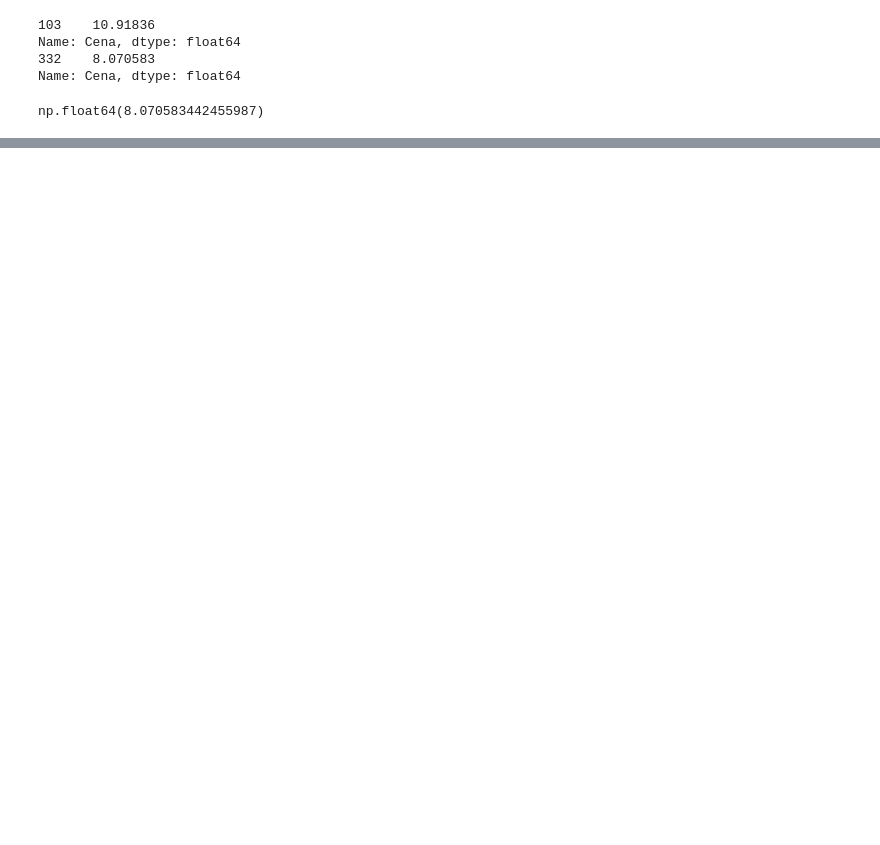
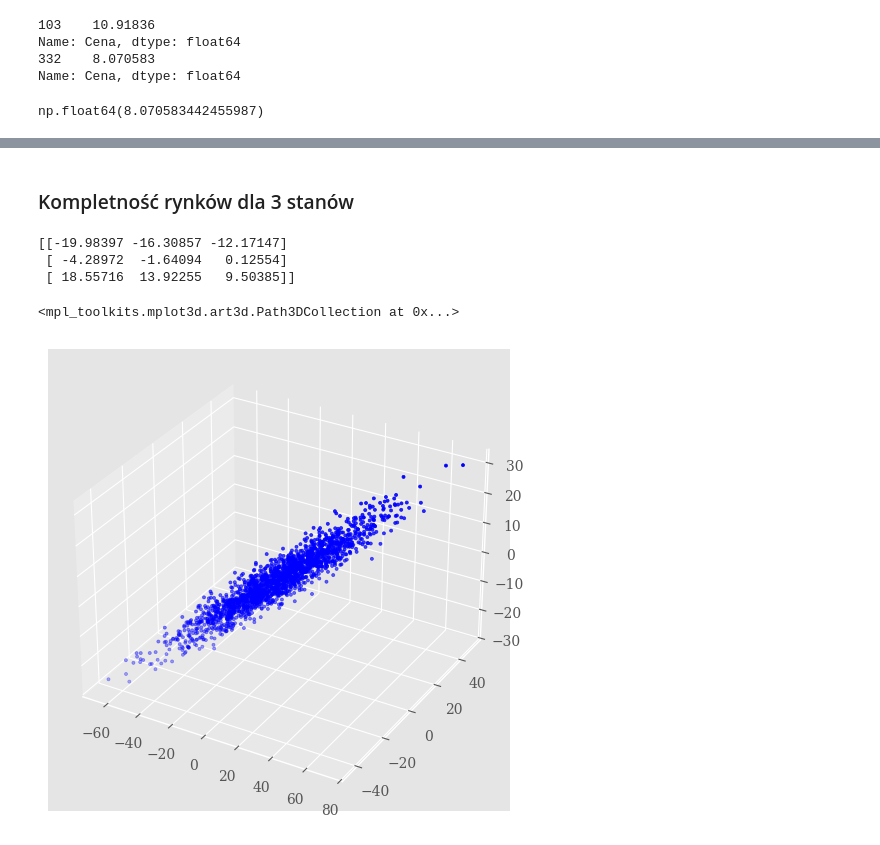
Before and after one commit to PawelSenko/Finanse, a Jupyter notebook: finanseAItest.ipynb, the cells around one changed output, grey strips where cells are left out. Saved outputs shown, nothing was run; the diff lists cells and outputs as text; code cells hidden in the pictures; blank space fills up the shorter version.

```diff
--- a/finanseAItest.ipynb
+++ b/finanseAItest.ipynb
@@ -195,0 +227,39 @@ DESCRIPTION
+# %% [markdown]
+### Kompletność rynków dla 3 stanów
+# %%
+from pylab import mpl
+from mpl_toolkits.mplot3d import Axes3D
+
+
+Towar_stock_3dim = (Towar_avg,np.array((Towar_max,Towar_avg,Towar_min)))
+Towar_bond_3dim = (Towar_avg,np.array((end,Towar_avg,start)))
+
+
+
+np.set_printoptions(precision=5)
+np.random.seed(100)
+
+n=2000
+
+b3= np.random.standard_normal(n)
+s3=np.random.standard_normal(n)
+A3= [b3[i] *Towar_bond_3dim[1] + s3[i] * Towar_stock_3dim[1] for i in range(n)]
+A3 = np.array(A3)
+print(A3[:3])
+
+
+
+plt.style.use(style='ggplot')
+mpl.rcParams['savefig.dpi'] = 300
+mpl.rcParams['font.family'] = 'serif'
+
+
+fig = plt.figure(figsize=(10, 6))
+ax = fig.add_subplot(1,1,1, projection='3d')
+ax.scatter(A3[:, 0], A3[:, 1], A3[:, 2], c='b', marker='.')
+# %% [output]
+[[-19.98397 -16.30857 -12.17147]
+ [ -4.28972  -1.64094   0.12554]
+ [ 18.55716  13.92255   9.50385]]
+<mpl_toolkits.mplot3d.art3d.Path3DCollection at 0x...>
+[figure, added]
```
Also changed, not shown: parts of 6 cells of this notebook.
